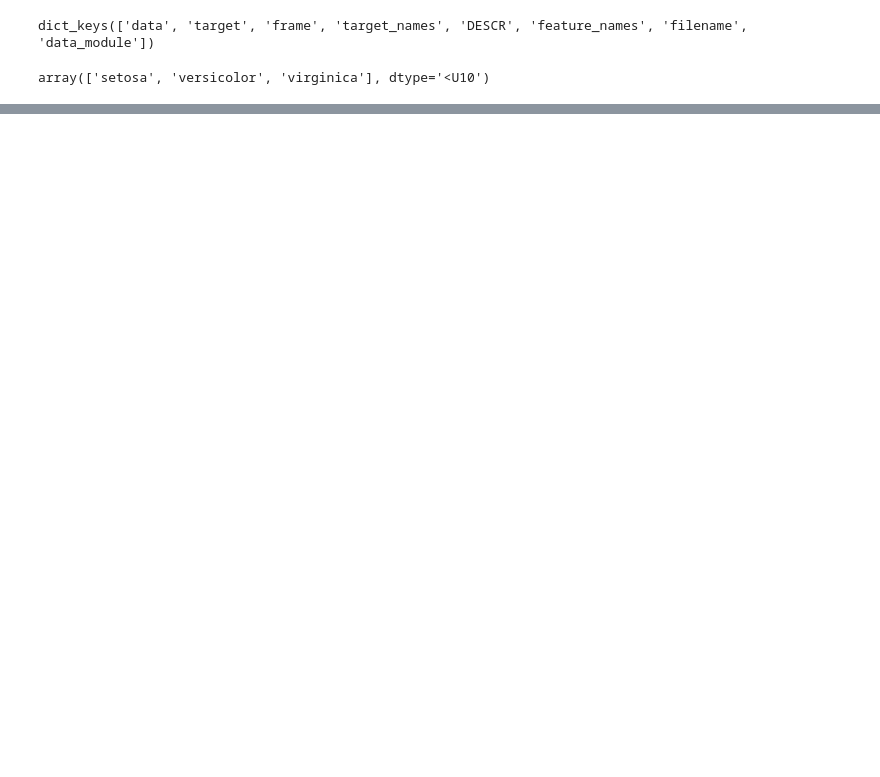
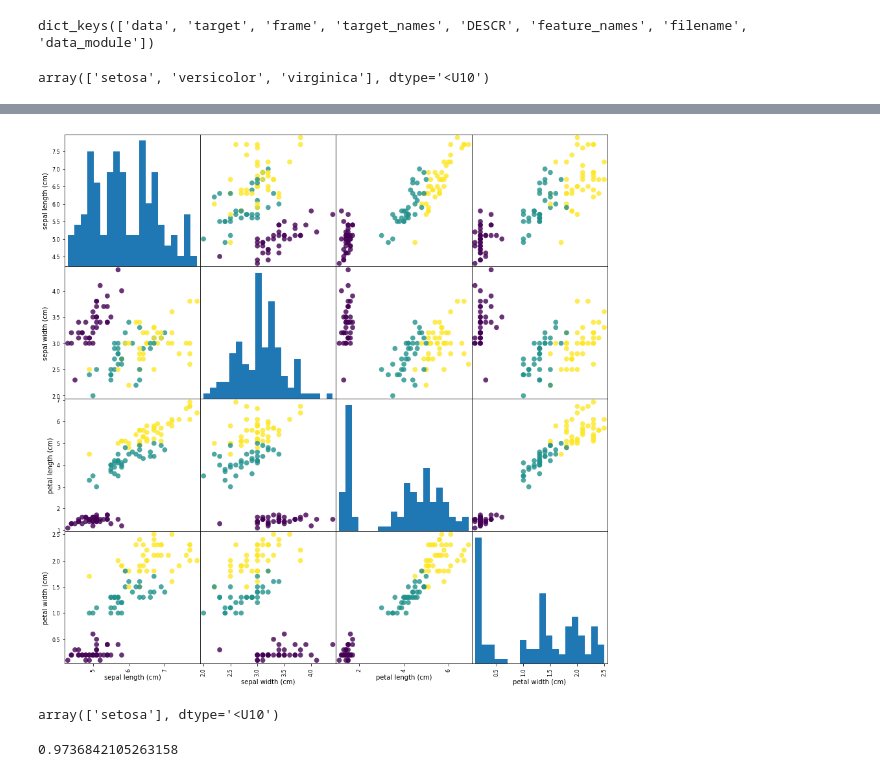
Before and after one commit to arturbaccarin/introduction-to-machine-learning, a Jupyter notebook: ch_1-introduction.ipynb, the cells around one changed output, grey strips where cells are left out. Cells and saved outputs as stored; diff of their text form; code cells hidden in the pictures; blank space fills up the shorter version.

```diff
--- a/ch_1-introduction.ipynb
+++ b/ch_1-introduction.ipynb
@@ -68,3 +59,36 @@ from sklearn.model_selection import train_test_split
 X_train, X_test, y_train, y_test = train_test_split(iris_dataset['data'], iris_dataset['target'], random_state=0)
 # 75% - training set
 # 25% - test set
+# %%
+# inspect the data
+# inspecting your data is a good way to find abnormalities and peculiarities.
+# One of the best ways to inspect data is to visualize it.
+# pair plot
+import pandas as pd
+from pandas.plotting import scatter_matrix
+
+iris_dataframe = pd.DataFrame(X_train, columns=iris_dataset.feature_names)
+grr = scatter_matrix(iris_dataframe, c=y_train, figsize=(15, 15), marker='o', hist_kwds={'bins': 20}, s=60, alpha=.8)
+# %% [output]
+[figure, added]
+# %%
+# k-Nearest Neighbors
+from sklearn.neighbors import KNeighborsClassifier
+knn = KNeighborsClassifier(n_neighbors=1)
+
+# we  call  the  fit   method  of  the  knn   object,
+knn.fit(X_train, y_train)
+iris_dataset['target_names']
+X_new = [[5, 2.9, 1, 0.2]] #  as  scikit-learn  always expects two-dimensional arrays for the data.
+knn.predict(X_new)
+iris_dataset['target_names'][knn.predict(X_new)]
+# %% [output]
+array(['setosa'], dtype='<U10')
+# %%
+# Evaluating the Model
+import numpy as np
+
+y_pred = knn.predict(X_test)
+np.mean(y_pred == y_test)
+# %% [output]
+0.9736842105263158
```
Also changed, not shown: parts of 3 cells of this notebook.
